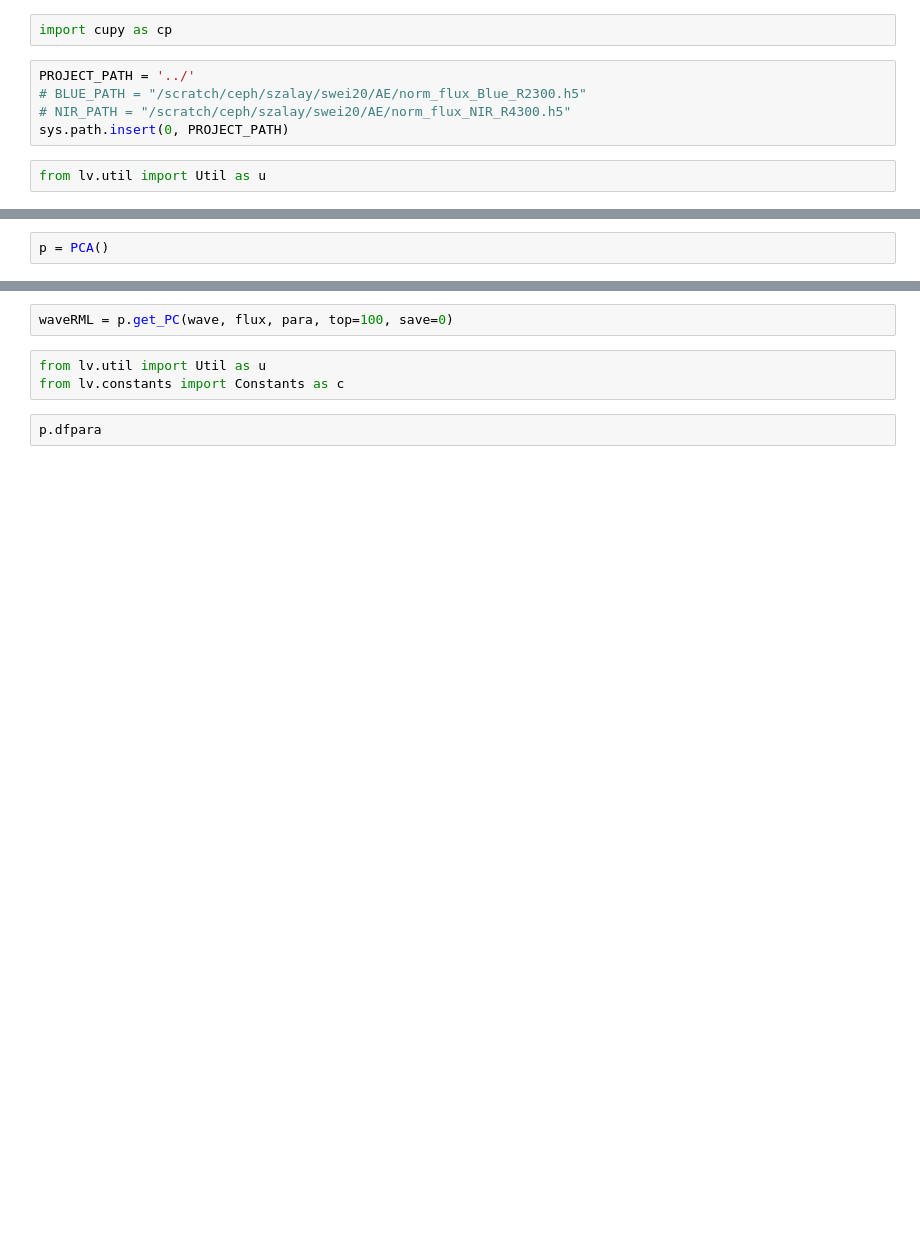
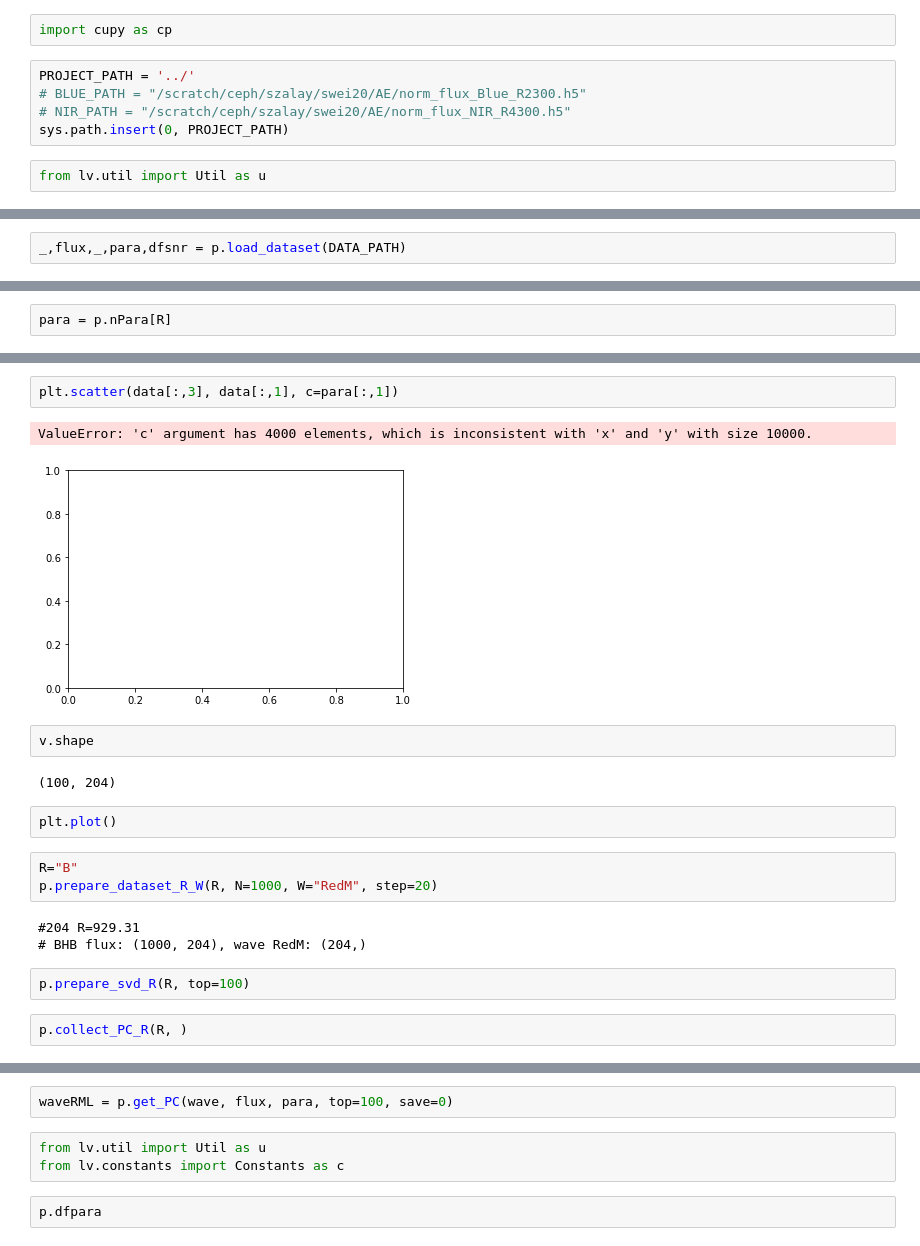
Before and after one commit to ViskaWei/LV, a Jupyter notebook: nb/RML_PCA.ipynb, the cells around one changed output, grey strips where cells are left out. Saved outputs shown, nothing was run; the diff lists cells and outputs as text; blank space fills up the shorter version.

```diff
--- a/nb/RML_PCA.ipynb
+++ b/nb/RML_PCA.ipynb
@@ -28 +38,3 @@ ModuleNotFoundError: No module named 'lv.pca.logPCA'; 'lv.pca' is not a package
+# %%
+_,flux,_,para,dfsnr = p.load_dataset(DATA_PATH)
 # %%
@@ -34,2 +43,0 @@ para = dfpara[['Fe_H','T_eff','log_g','C_M','O_M']].values
-# %%
-p = PCA()
@@ -35,0 +66,2 @@ p = PCA()
+# %%
+para = p.nPara[R]
@@ -35,0 +95,21 @@ p = PCA()
+# %%
+plt.scatter(data[:,3], data[:,1], c=para[:,1])
+# %% [output]
+ValueError: 'c' argument has 4000 elements, which is inconsistent with 'x' and 'y' with size 10000.
+[figure, added]
+# %%
+v.shape
+# %% [output]
+(100, 204)
+# %%
+plt.plot()
+# %%
+R="B"
+p.prepare_dataset_R_W(R, N=1000, W="RedM", step=20)
+# %% [output]
+#204 R=929.31
+# BHB flux: (1000, 204), wave RedM: (204,)
+# %%
+p.prepare_svd_R(R, top=100)
+# %%
+p.collect_PC_R(R, )
```
Also changed, not shown: parts of 19 cells of this notebook, 7 other files.
